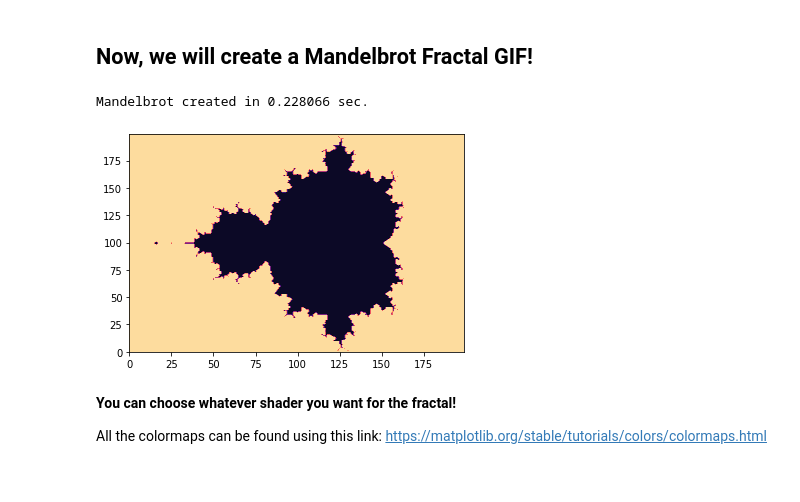
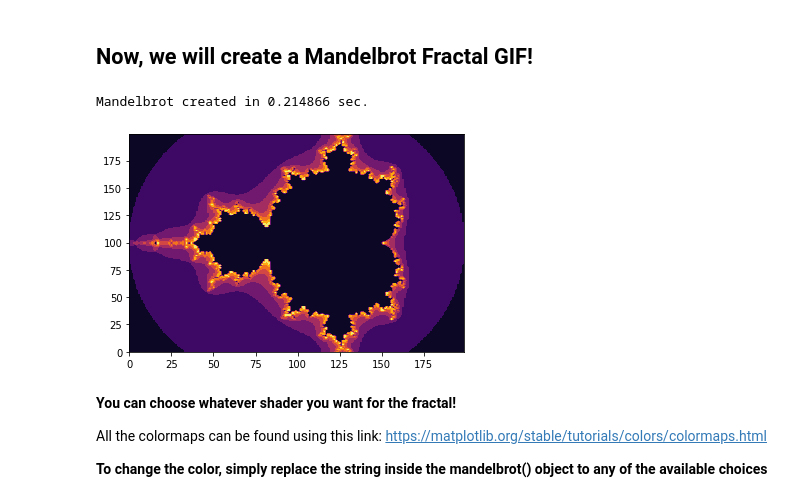
Before and after one commit to kumarrah2002/Fractal_Generator, a Jupyter notebook: generator/mandelbrotGIF.ipynb, the cells around one changed output. Cells and saved outputs as stored; diff of their text form; code cells hidden in the pictures.

```diff
--- a/generator/mandelbrotGIF.ipynb
+++ b/generator/mandelbrotGIF.ipynb
@@ -38,15 +102,18 @@ def plot_mandelbrot(k, cmap):
 # %%
+coordinates = (-2, 1, -1, 1)
+
 start = timer()
 
-plot_mandelbrot(2, "magma")
-
+mandelbrot_set = mandelbrot("inferno")
+mandelbrot_set.plot(k = 2, complex_plane = coordinates)
 end = timer() - start
 print("Mandelbrot created in %f sec." % end)
 # %% [output]
-Mandelbrot created in 0.228066 sec.
+Mandelbrot created in 0.214866 sec.
-[figure, old version]
+[figure, new version]
 # %% [markdown]
 **You can choose whatever shader you want for the fractal!**
 
+All the colormaps can be found using this link: https://matplotlib.org/stable/tutorials/colors/colormaps.html
 
-All the colormaps can be found using this link: https://matplotlib.org/stable/tutorials/colors/colormaps.html
+**To change the color, simply replace the string inside the mandelbrot() object to any of the available choices**
```
Also changed, not shown: parts of 9 cells of this notebook.
